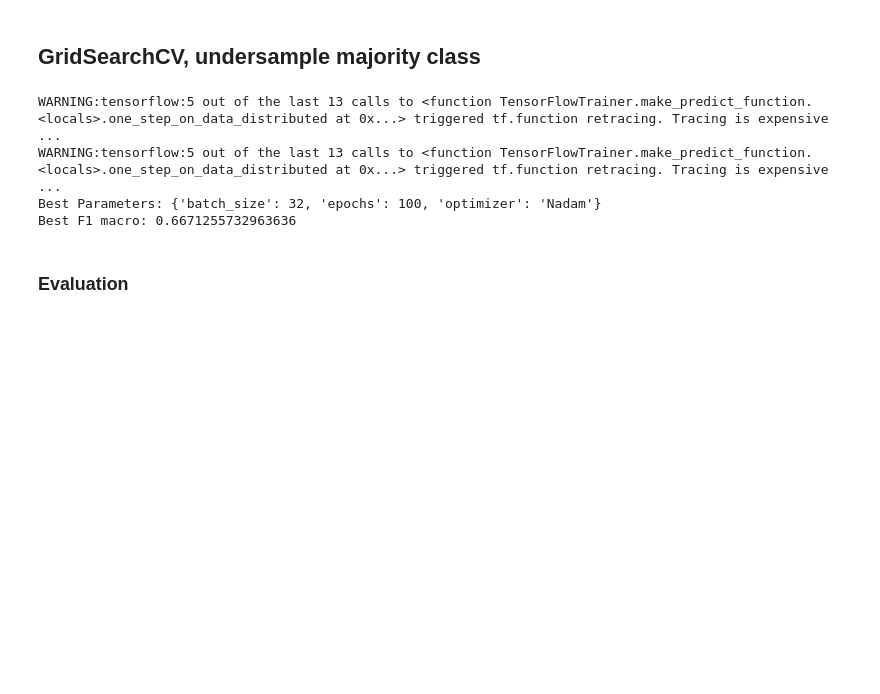
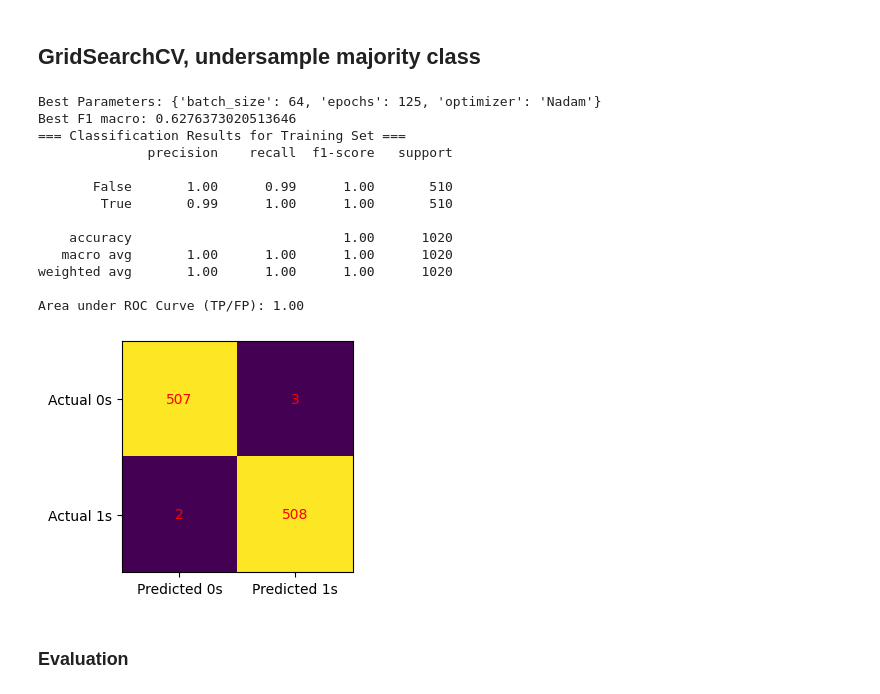
Before and after one commit to naozitios/movie_recommender, a Jupyter notebook: neural_nets.ipynb, the cells around one changed output. Cells and saved outputs as stored; diff of their text form; code cells hidden in the pictures; blank space fills up the shorter version.

```diff
--- a/neural_nets.ipynb
+++ b/neural_nets.ipynb
@@ -341,42 +388,75 @@ Area under ROC Curve (TP/FP): 0.66
 # %% [markdown]
 ## GridSearchCV, undersample majority class
+# %%
+# from y_train = False, sample same number of data points as y_train = True (ensure balanced classes)
+majority_class_sampled_indices = random.sample(list(y_train[y_train == False].index), k=len(y_train[y_train == True]))
+sample_indices = list(majority_class_sampled_indices) + list(y_train[y_train == True].index) # undersampled majority class + all of minority class
+X_train_scaled_sampled = X_train_scaled[X_train_scaled.index.isin(list(sample_indices))]
+y_train_sampled = y_train[y_train.index.isin(list(sample_indices))]
 # %%
 import warnings
 warnings.filterwarnings("ignore")
 
 # Define a function to create the neural network model
 def create_model():
     model = keras.Sequential([
         keras.Input((num_features,)),
         layers.Dense(64, activation="relu"),
         layers.Dense(1, activation='sigmoid')
     ])
     # model.compile(optimizer="adam", loss='binary_crossentropy', metrics=['F1Score'])
     return model
 
 # Create a KerasClassifier based on the create_model function
 model = KerasClassifier(build_fn=create_model, loss="binary_crossentropy", verbose=0, random_state=42)
 
 param_grid = {
-    'optimizer': ['SGD', 'RMSprop', 'Adagrad', 'Adadelta', 'Adam', 'Adamax', 'Nadam'],
-    'epochs': [25, 50, 75, 100],
+    'optimizer': ['SGD', 'RMSprop', 'Adagrad', 'Adadelta', 'Adam', 'Adamax', 'Nadam'], #
+    'epochs': [75, 100, 125],  #
     'batch_size': [32, 64]
 }
 
 grid_search = GridSearchCV(estimator=model, param_grid=param_grid, cv=5, scoring='f1_macro')
-grid_search.fit(X_train_scaled, y_train)
+grid_search.fit(X_train_scaled_sampled, y_train_sampled)
 
 # Get the best model and its hyperparameters
 best_model = grid_search.best_estimator_
 best_params = grid_search.best_params_
 
 # Print the best parameters and best cross-validation score
 print('Best Parameters:', best_params)
 print('Best F1 macro:', grid_search.best_score_)
+
+###################################### Get confusion matrix of training results ######################################
+y_train_pred = np.round(best_model.predict(X_train_scaled_sampled))
+
+# Calculate classification metrics
+accuracy = accuracy_score(y_train_sampled, y_train_pred)
+f1_macro = f1_score(y_train_sampled, y_train_pred, average='macro')
+roc_auc = roc_auc_score(y_train_sampled, y_train_pred)
+
+print("=== Classification Results for Training Set ===")
+# print(f"Accuracy: {accuracy:.2f}")
+# print(f"F1 Score (Macro): {f1_macro:.2f}")
+print(classification_report(y_train_sampled, y_train_pred))
+print(f"Area under ROC Curve (TP/FP): {roc_auc:.2f}")
+
+cm = confusion_matrix(y_train_sampled, y_train_pred)
+confusion_matrix_plot(cm)
 # %% [output]
-WARNING:tensorflow:5 out of the last 13 calls to <function TensorFlowTrainer.make_predict_function.<locals>.one_step_on_data_distributed at 0x...> triggered tf.function retracing. Tracing is expensive ...
-WARNING:tensorflow:5 out of the last 13 calls to <function TensorFlowTrainer.make_predict_function.<locals>.one_step_on_data_distributed at 0x...> triggered tf.function retracing. Tracing is expensive ...
-Best Parameters: {'batch_size': 32, 'epochs': 100, 'optimizer': 'Nadam'}
-Best F1 macro: 0.6671255732963636
+Best Parameters: {'batch_size': 64, 'epochs': 125, 'optimizer': 'Nadam'}
+Best F1 macro: 0.6276373020513646
+=== Classification Results for Training Set ===
+              precision    recall  f1-score   support
+
+       False       1.00      0.99      1.00       510
+        True       0.99      1.00      1.00       510
+
+    accuracy                           1.00      1020
+   macro avg       1.00      1.00      1.00      1020
+weighted avg       1.00      1.00      1.00      1020
+
+Area under ROC Curve (TP/FP): 1.00
+[figure, added]
 # %% [markdown]
 ### Evaluation
```
Also changed, not shown: parts of 13 cells of this notebook.
